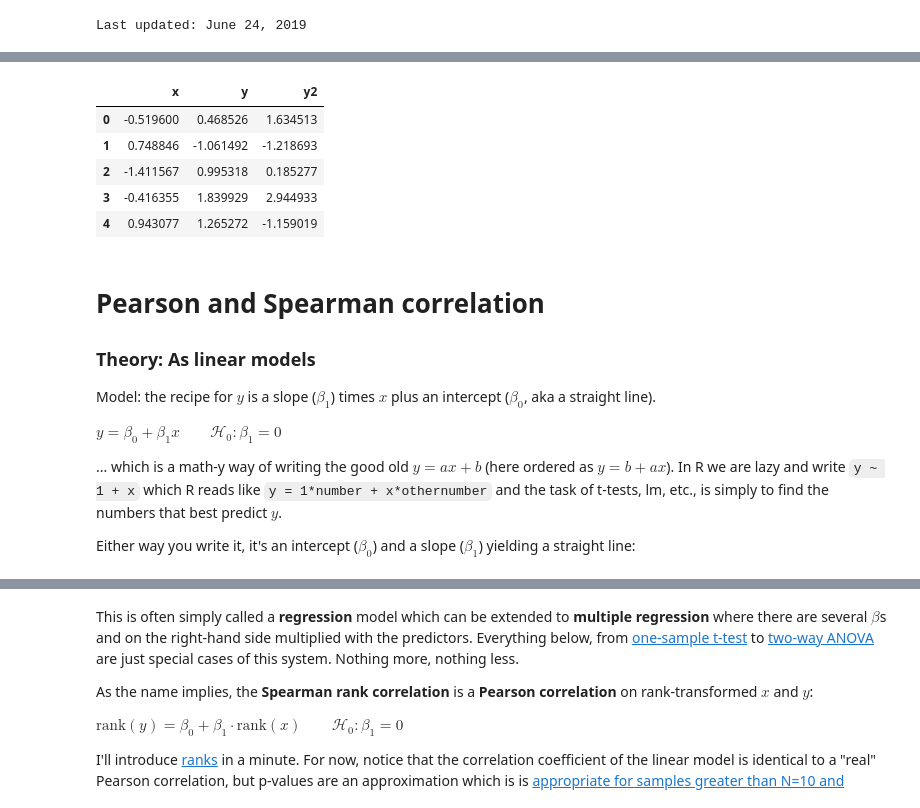
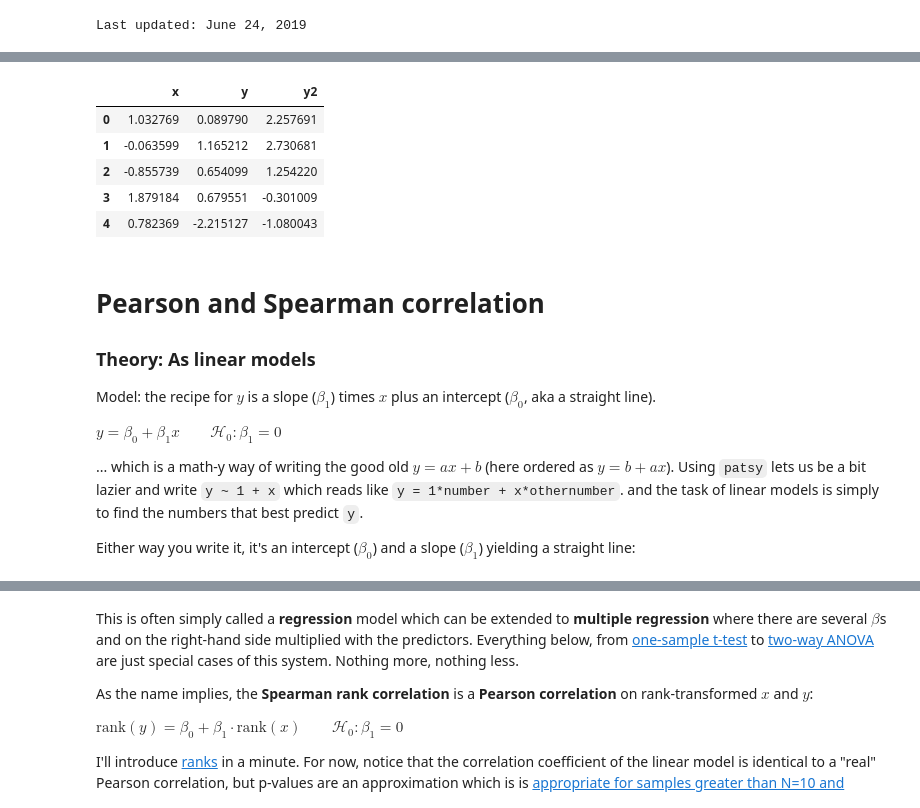
Before and after one commit to eigenfoo/tests-as-linear, a Jupyter notebook: tests-as-linear.ipynb, the cells around one changed output, grey strips where cells are left out. Cells and saved outputs as stored; diff of their text form; code cells hidden in the pictures.

Commit message:
BLD: continue writing...

```diff
--- a/tests-as-linear.ipynb
+++ b/tests-as-linear.ipynb
@@ -37,17 +52,17 @@ np.random.seed(1859)
 # %%
-df = pd.DataFrame()
-df["x"] = np.random.normal(loc=0.0, scale=1.0, size=50)  # Used in correlation where this is on x-axis
-df["y"] = np.random.normal(loc=0.3, scale=2.0, size=50)  # Almost zero mean
-df["y2"] = np.random.normal(loc=0.5, scale=1.5, size=50)  # Used in two means
+data = pd.DataFrame()
+data["x"] = np.random.normal(loc=0.0, scale=1.0, size=50)  # Used in correlation where this is on x-axis
+data["y"] = np.random.normal(loc=0.3, scale=1.0, size=50)  # Almost zero mean
+data["y2"] = np.random.normal(loc=0.5, scale=1.5, size=50)  # Used in two means
 
-df.head()
+data.head()
 # %% [output]
 |  | x | y | y2 |
-| 0 | -0.519600 | 0.468526 | 1.634513 |
-| 1 | 0.748846 | -1.061492 | -1.218693 |
-| 2 | -1.411567 | 0.995318 | 0.185277 |
-| 3 | -0.416355 | 1.839929 | 2.944933 |
-| 4 | 0.943077 | 1.265272 | -1.159019 |
+| 0 | 1.032769 | 0.089790 | 2.257691 |
+| 1 | -0.063599 | 1.165212 | 2.730681 |
+| 2 | -0.855739 | 0.654099 | 1.254220 |
+| 3 | 1.879184 | 0.679551 | -0.301009 |
+| 4 | 0.782369 | -2.215127 | -1.080043 |
 # %% [markdown]
 # Pearson and Spearman correlation
 
@@ -55,9 +70,8 @@ df.head()
 
 Model: the recipe for $y$ is a slope ($\beta_1$) times $x$ plus an intercept ($\beta_0$, aka a straight line).
 
-
 $y = \beta_0 + \beta_1 x \qquad \mathcal{H}_0: \beta_1 = 0$
 
-... which is a math-y way of writing the good old $y = ax + b$ (here ordered as $y = b + ax$). In R we are lazy and write `y ~ 1 + x` which R reads like `y = 1*number + x*othernumber` and the task of t-tests, lm, etc., is simply to find the numbers that best predict $y$.
+... which is a math-y way of writing the good old $y = ax + b$ (here ordered as $y = b + ax$). Using `patsy` lets us be a bit lazier and write `y ~ 1 + x` which reads like `y = 1*number + x*othernumber`. and the task of linear models is simply to find the numbers that best predict `y`.
 
 Either way you write it, it's an intercept ($\beta_0$) and a slope ($\beta_1$) yielding a straight line:
```
Also changed, not shown: parts of 20 cells of this notebook.
